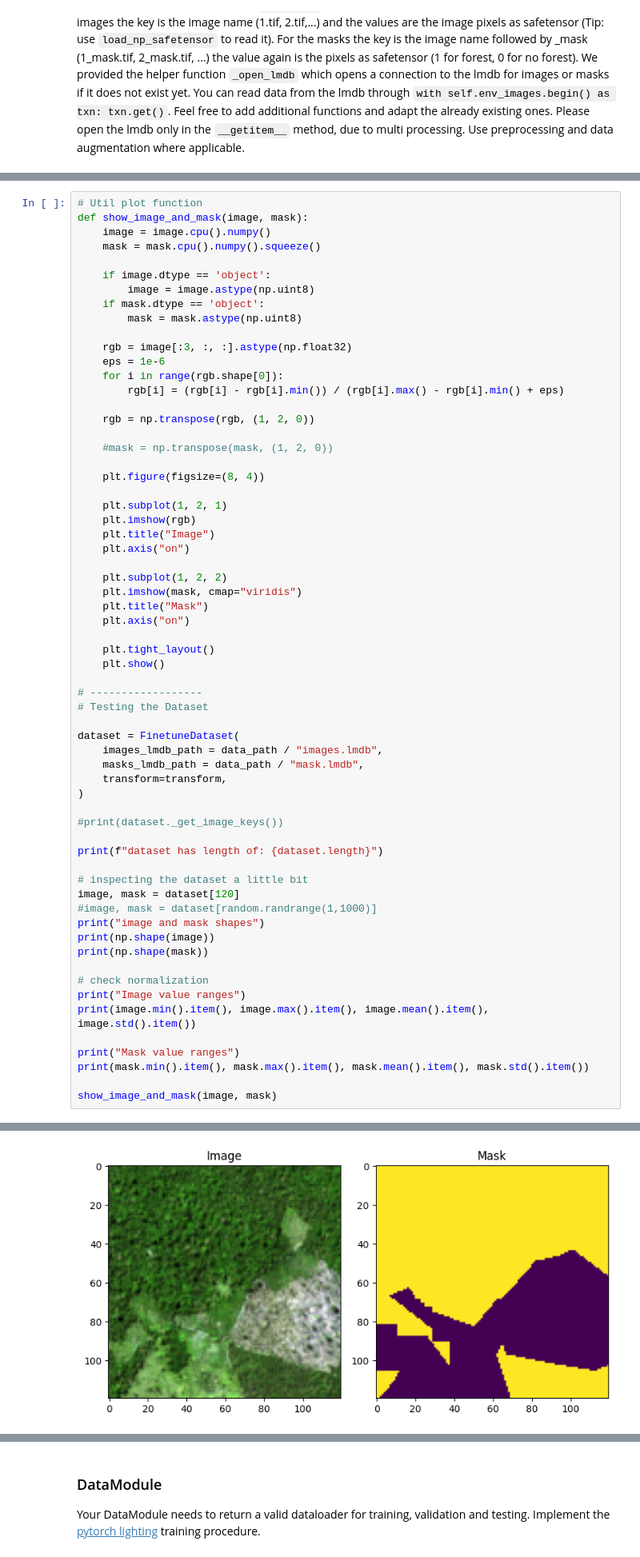
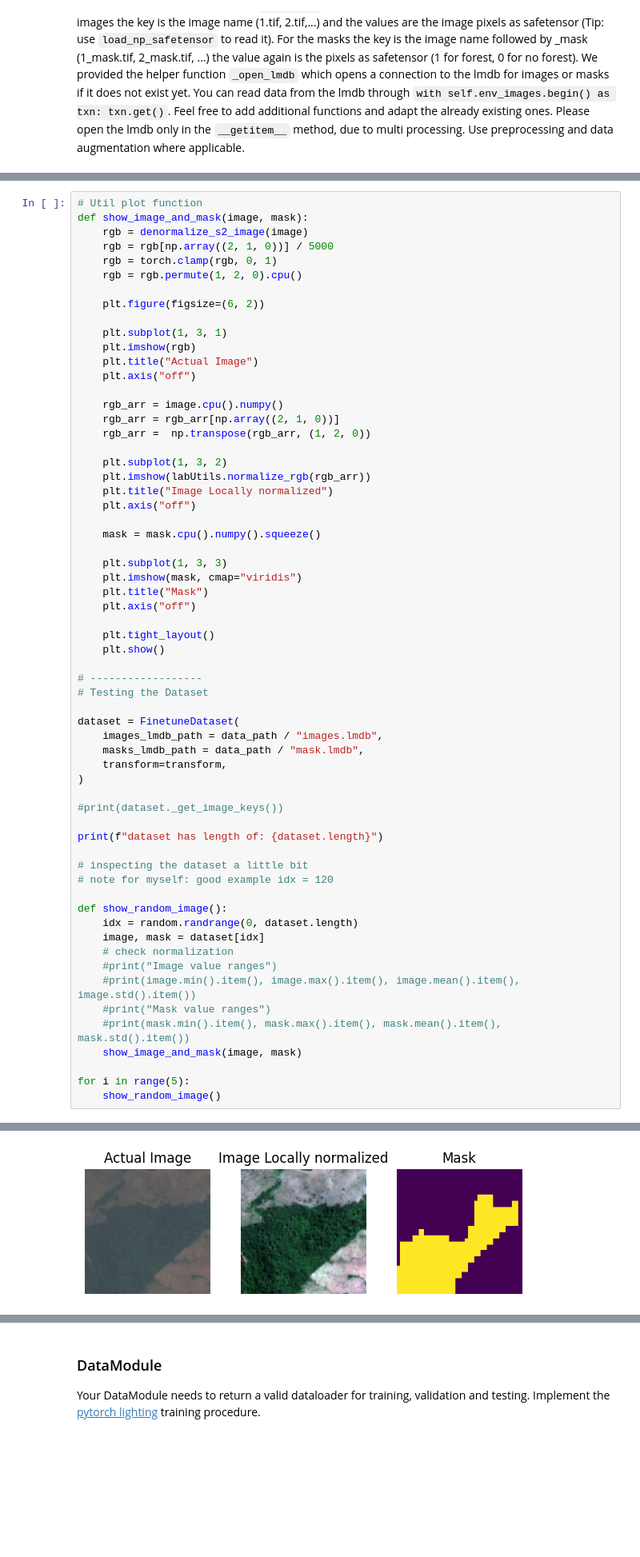
Before and after one commit to aalolexx/copersnicus-deforestation-ml-analysis, a Jupyter notebook: src/ipl4eo_miniproject_2025/Task_2.ipynb, the cells around one changed output, grey strips where cells are left out. Shown at 80% size. Cells and saved outputs as stored; diff of their text form; blank space fills up the shorter version.

Commit message:
improved normalization and augmentations

```diff
--- a/src/ipl4eo_miniproject_2025/Task_2.ipynb
+++ b/src/ipl4eo_miniproject_2025/Task_2.ipynb
@@ -186,34 +204,33 @@ class FinetuneDataset(Dataset):
 # %%
 # Util plot function
 def show_image_and_mask(image, mask):
-    image = image.cpu().numpy()
+    rgb = denormalize_s2_image(image)
+    rgb = rgb[np.array((2, 1, 0))] / 5000
+    rgb = torch.clamp(rgb, 0, 1)
+    rgb = rgb.permute(1, 2, 0).cpu()
+
+    plt.figure(figsize=(6, 2))
+
+    plt.subplot(1, 3, 1)
+    plt.imshow(rgb)
+    plt.title("Actual Image")
+    plt.axis("off")
+
+    rgb_arr = image.cpu().numpy()
+    rgb_arr = rgb_arr[np.array((2, 1, 0))]
+    rgb_arr =  np.transpose(rgb_arr, (1, 2, 0))
+
+    plt.subplot(1, 3, 2)
+    plt.imshow(labUtils.normalize_rgb(rgb_arr))
+    plt.title("Image Locally normalized")
+    plt.axis("off")
+
     mask = mask.cpu().numpy().squeeze()
 
-    if image.dtype == 'object':
-        image = image.astype(np.uint8)
-    if mask.dtype == 'object':
-        mask = mask.astype(np.uint8)
-
-    rgb = image[:3, :, :].astype(np.float32)
-    eps = 1e-6
-    for i in range(rgb.shape[0]):
-        rgb[i] = (rgb[i] - rgb[i].min()) / (rgb[i].max() - rgb[i].min() + eps)
-
-    rgb = np.transpose(rgb, (1, 2, 0))
-
-    #mask = np.transpose(mask, (1, 2, 0))
-
-    plt.figure(figsize=(8, 4))
-
-    plt.subplot(1, 2, 1)
-    plt.imshow(rgb)
-    plt.title("Image")
-    plt.axis("on")
-
-    plt.subplot(1, 2, 2)
+    plt.subplot(1, 3, 3)
     plt.imshow(mask, cmap="viridis")
     plt.title("Mask")
-    plt.axis("on")
+    plt.axis("off")
 
     plt.tight_layout()
     plt.show()
@@ -232,19 +249,19 @@ dataset = FinetuneDataset(
 print(f"dataset has length of: {dataset.length}")
 
 # inspecting the dataset a little bit
-image, mask = dataset[120]
-#image, mask = dataset[random.randrange(1,1000)]
-print("image and mask shapes")
-print(np.shape(image))
-print(np.shape(mask))
+# note for myself: good example idx = 120
 
-# check normalization
-print("Image value ranges")
-print(image.min().item(), image.max().item(), image.mean().item(), image.std().item())
+def show_random_image():
+    idx = random.randrange(0, dataset.length)
+    image, mask = dataset[idx]
+    # check normalization
+    #print("Image value ranges")
+    #print(image.min().item(), image.max().item(), image.mean().item(), image.std().item())
+    #print("Mask value ranges")
+    #print(mask.min().item(), mask.max().item(), mask.mean().item(), mask.std().item())
+    show_image_and_mask(image, mask)
 
-print("Mask value ranges")
-print(mask.min().item(), mask.max().item(), mask.mean().item(), mask.std().item())
-
-show_image_and_mask(image, mask)
+for i in range(5):
+    show_random_image()
 # %% [output]
 dataset has length of: 5852
@@ -258 +268 @@ Mask value ranges
-[figure, old version]
+[figure, new version]
```
Also changed, not shown: parts of 10 cells of this notebook, 2 other files.
